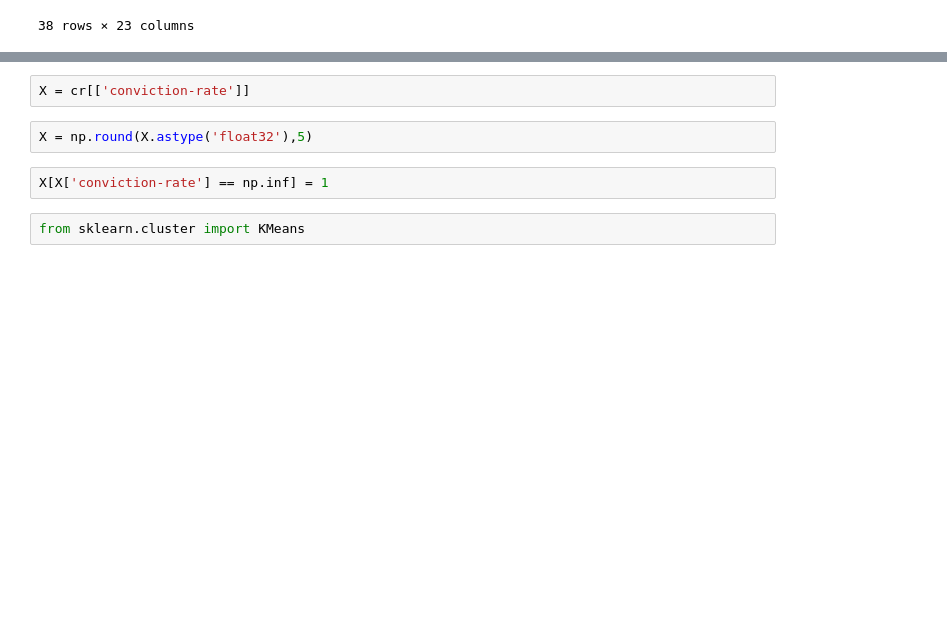
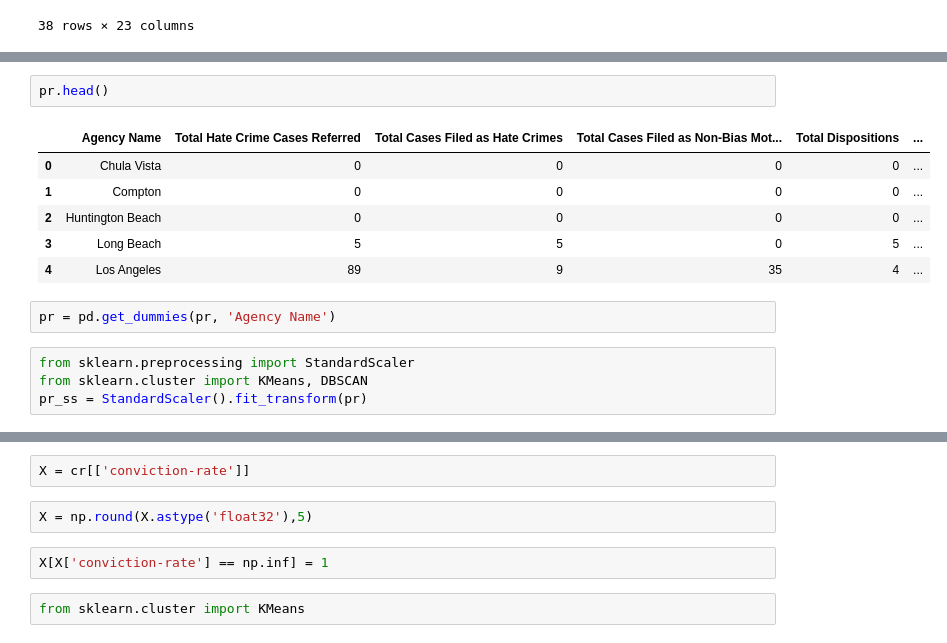
Before and after one commit to pezpet/group-1-project-4, a Jupyter notebook: CM_data_cleaning.ipynb, the cells around one changed output, grey strips where cells are left out. Cells and saved outputs as stored; diff of their text form; blank space fills up the shorter version.

```diff
--- a/CM_data_cleaning.ipynb
+++ b/CM_data_cleaning.ipynb
@@ -62,0 +75,15 @@ cr = pd.read_csv("./base_data/conviction-rates.csv")
+# %%
+pr.head()
+# %% [output]
+|  | Agency Name | Total Hate Crime Cases Referred | Total Cases Filed as Hate Crimes | Total Cases Filed as Non-Bias Mot... | Total Dispositions | ... |
+| 0 | Chula Vista | 0 | 0 | 0 | 0 | ... |
+| 1 | Compton | 0 | 0 | 0 | 0 | ... |
+| 2 | Huntington Beach | 0 | 0 | 0 | 0 | ... |
+| 3 | Long Beach | 5 | 5 | 0 | 5 | ... |
+| 4 | Los Angeles | 89 | 9 | 35 | 4 | ... |
+# %%
+pr = pd.get_dummies(pr, 'Agency Name')
+# %%
+from sklearn.preprocessing import StandardScaler
+from sklearn.cluster import KMeans, DBSCAN
+pr_ss = StandardScaler().fit_transform(pr)
```
Also changed, not shown: parts of 10 cells of this notebook, 18 other files.
